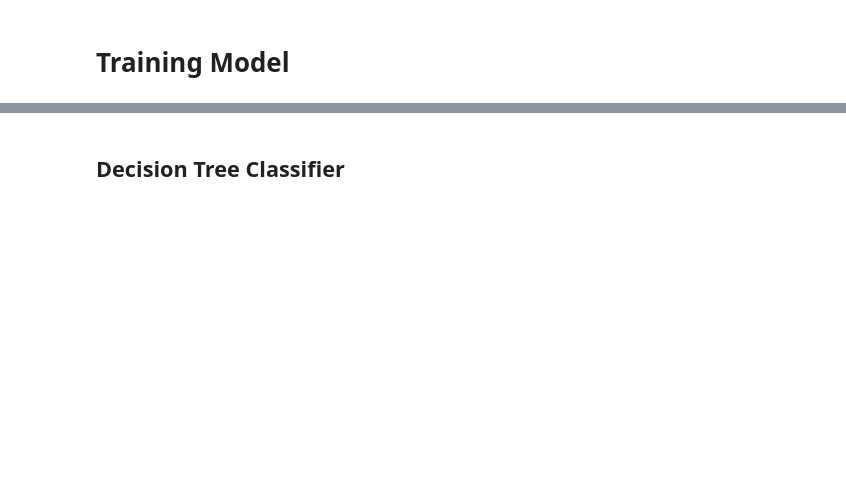
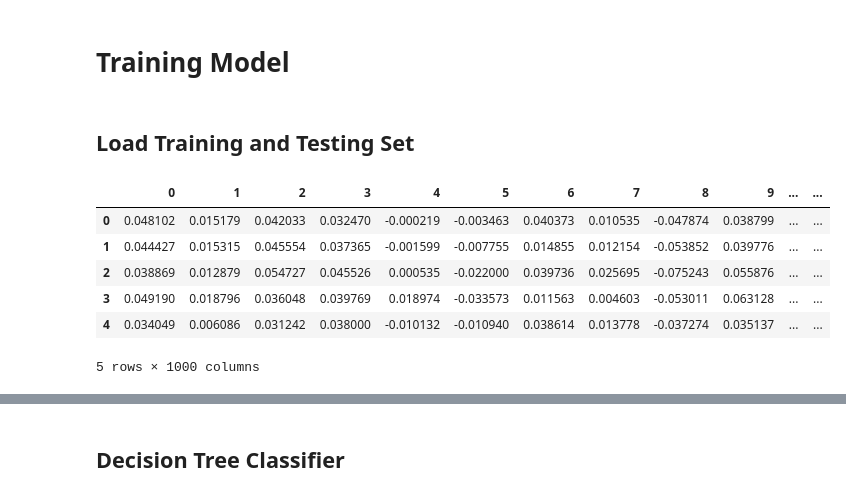
Before and after one commit to vnnamng/NamMLJourney, a Jupyter notebook: Word2Vec/Word2Vec.ipynb, the cells around one changed output, grey strips where cells are left out. Saved outputs shown, nothing was run; the diff lists cells and outputs as text; code cells hidden in the pictures; blank space fills up the shorter version.

```diff
--- a/Word2Vec/Word2Vec.ipynb
+++ b/Word2Vec/Word2Vec.ipynb
@@ -341,0 +359,21 @@ for index, row in X_test.iterrows():
+# %% [markdown]
+## Load Training and Testing Set
+# %%
+def load_train_w2v_from_csv(word2vec_filename):
+    train_word2vec_df = pd.read_csv(word2vec_filename)
+    return train_word2vec_df
+
+def load_test_wv_w2v_from_csv(test_X_word2vec_filename):
+    return pd.read_csv(test_X_word2vec_filename)
+
+X_train_wv = load_train_w2v_from_csv(train_X_word2vec_filename)
+
+X_train_wv.head()
+# %% [output]
+|  | 0 | 1 | 2 | 3 | 4 | 5 | 6 | 7 | 8 | 9 | ... | ... |
+| 0 | 0.048102 | 0.015179 | 0.042033 | 0.032470 | -0.000219 | -0.003463 | 0.040373 | 0.010535 | -0.047874 | 0.038799 | ... | ... |
+| 1 | 0.044427 | 0.015315 | 0.045554 | 0.037365 | -0.001599 | -0.007755 | 0.014855 | 0.012154 | -0.053852 | 0.039776 | ... | ... |
+| 2 | 0.038869 | 0.012879 | 0.054727 | 0.045526 | 0.000535 | -0.022000 | 0.039736 | 0.025695 | -0.075243 | 0.055876 | ... | ... |
+| 3 | 0.049190 | 0.018796 | 0.036048 | 0.039769 | 0.018974 | -0.033573 | 0.011563 | 0.004603 | -0.053011 | 0.063128 | ... | ... |
+| 4 | 0.034049 | 0.006086 | 0.031242 | 0.038000 | -0.010132 | -0.010940 | 0.038614 | 0.013778 | -0.037274 | 0.035137 | ... | ... |
+5 rows × 1000 columns
```
Also changed, not shown: parts of 43 cells of this notebook.
